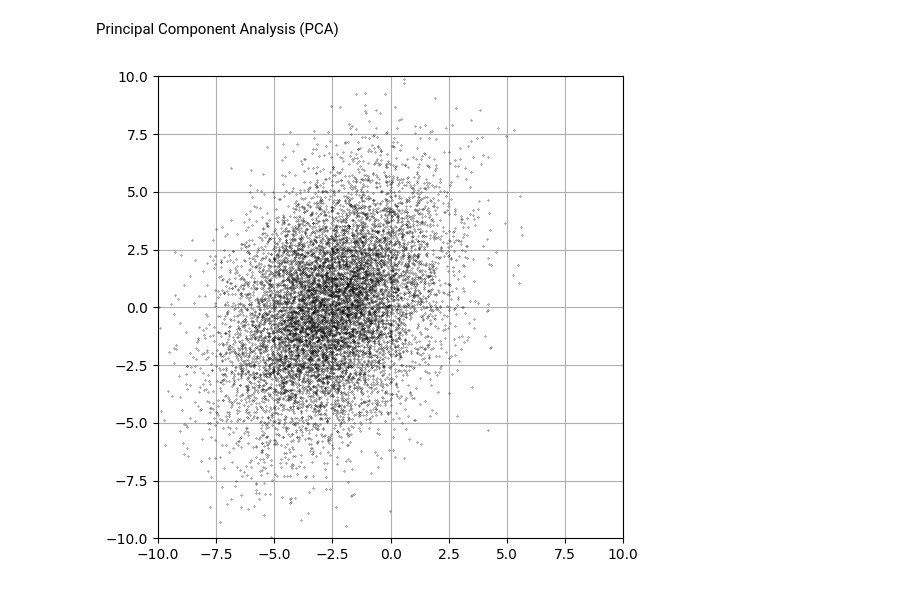
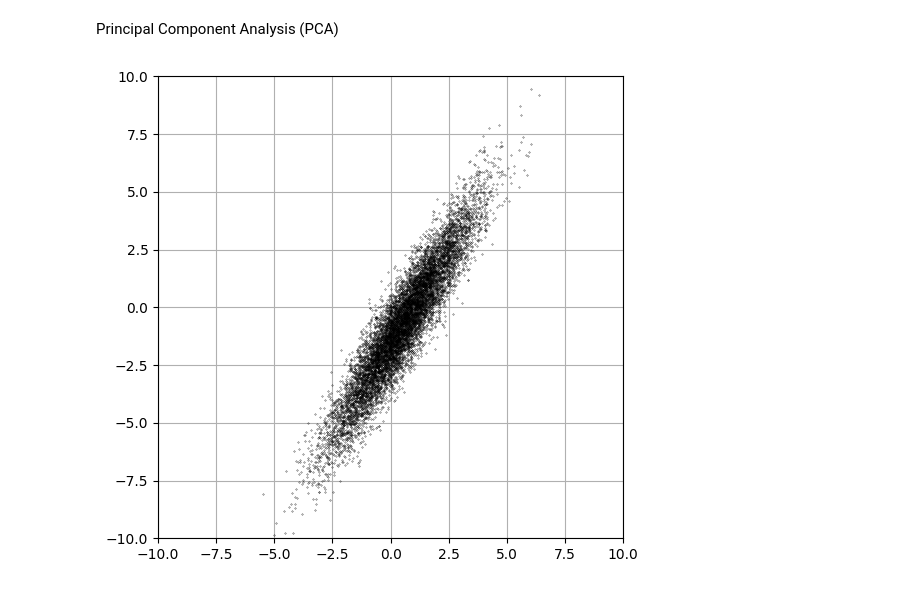
Before and after one commit to stephendyoung/MAE_5020_Spring_2025, a Jupyter notebook: 03_41_Principal_Component_Analysis_PCA.ipynb, the cells around one changed output. Drawn from its saved outputs; the diff is of its cells as text; code cells hidden in the pictures.

```diff
--- a/03_41_Principal_Component_Analysis_PCA.ipynb
+++ b/03_41_Principal_Component_Analysis_PCA.ipynb
@@ -10,42 +10,42 @@ plt.rcParams['figure.figsize'] = [6, 6]
 ## Parameters to generate data for testing.
 
 # Center of data (mean)
-xC = np.array([-2.5, 0])
+xC = np.array([0.5, -0.75])
 
 # Scaling at the principal axes
-sig = np.array([3, 2])
+sig = np.array([3, 0.5])
 
 # Rotation matrix, R rotates points in the xy plane counterclockwise through
 # an angle θ about the origin of a two-dimensional Cartesian coordinate system.
 
 # Rotate cloud by pi/3
 theta = np.pi/3
 #theta = 0.0
 
 # Rotation matrix
 R = np.array([[np.cos(theta), -np.sin(theta)],
               [np.sin(theta), np.cos(theta)]])
 
 # Create 10,000 points
 nPoints = 10000
 
 ### Create random points, scale, rotate and translate
 X = R @ np.diag(sig) @ np.random.randn(2,nPoints) + np.diag(xC) @ np.ones((2,nPoints))
 
 fig = plt.figure()
 
 x = X[0,:]
 y = X[1,:]
 
 plt.plot(x, y, '.', color='k', markersize=0.5)
 
 plt.grid()
 plt.xlim((-10, 10))
 plt.ylim((-10, 10))
 
 plt.show()
 # %% [output]
-[figure, old version]
+[figure, new version]
 # %%
 # PCA
 
```
Also changed, not shown: parts of 1 cell of this notebook.
